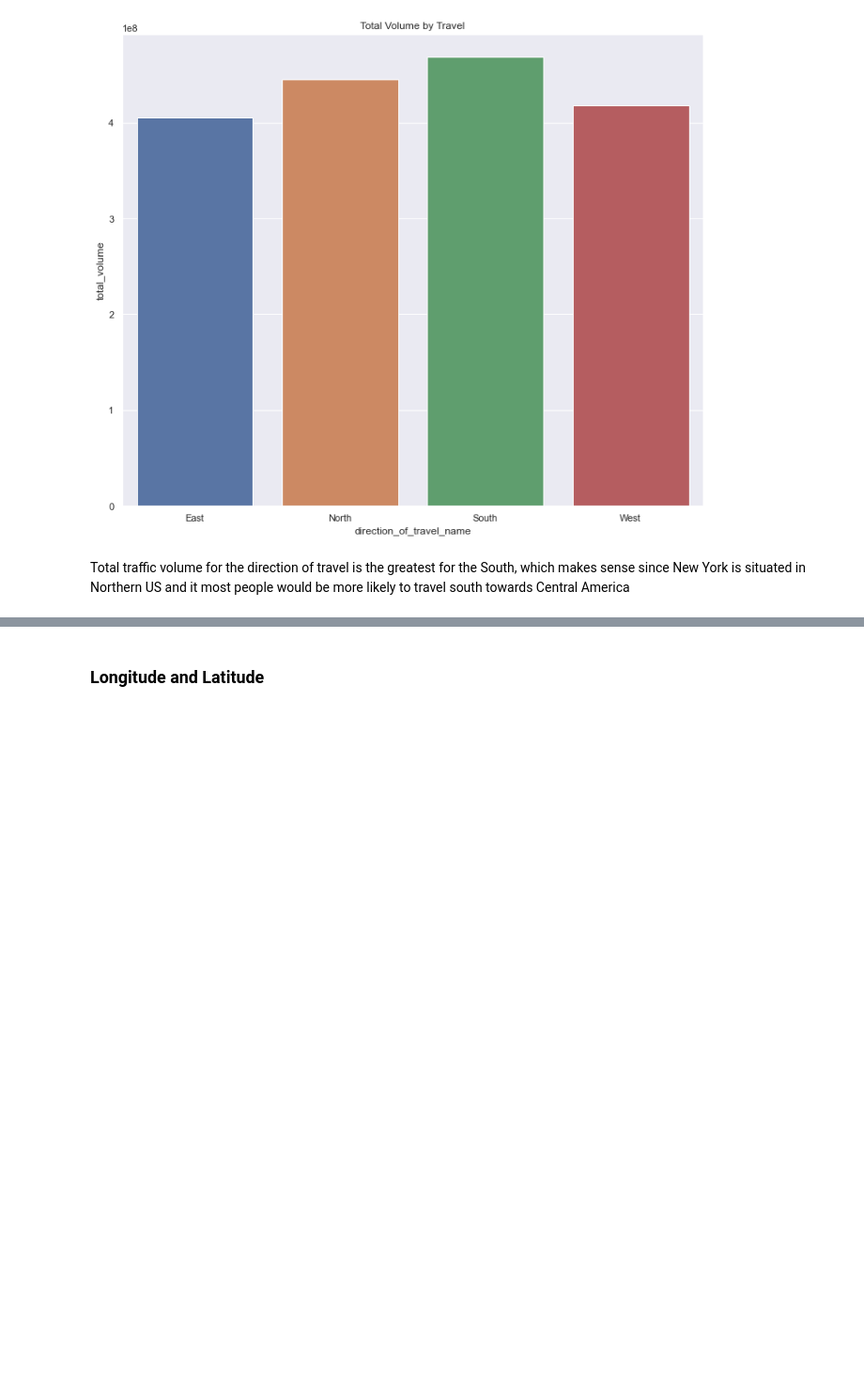
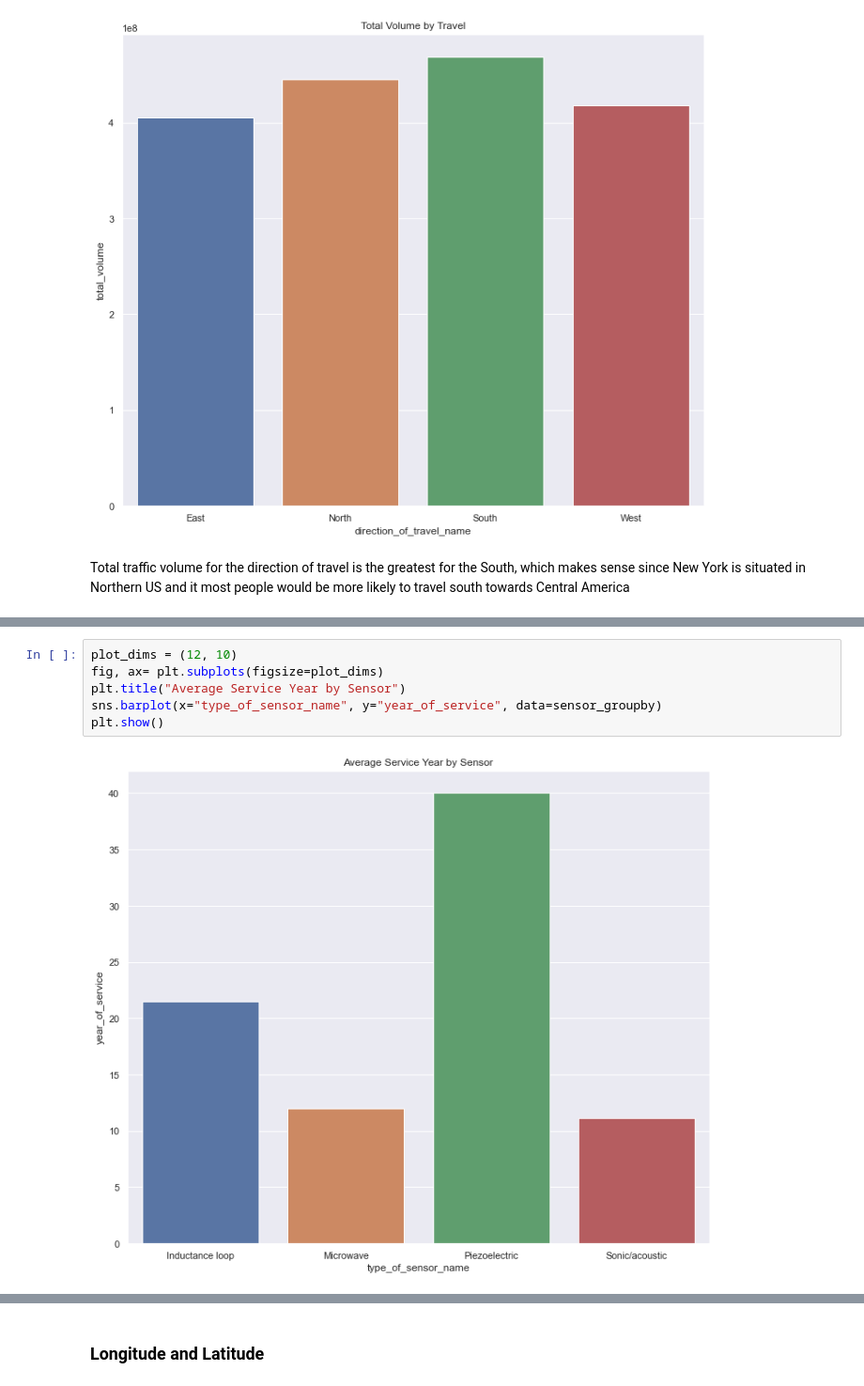
Before and after one commit to Daryl-PSH/us_traffic, a Jupyter notebook: notebooks/EDA.ipynb, the cells around one changed output, grey strips where cells are left out. Shown at 94% size. Saved outputs shown, nothing was run; the diff lists cells and outputs as text; blank space fills up the shorter version.

```diff
--- a/notebooks/EDA.ipynb
+++ b/notebooks/EDA.ipynb
@@ -239,0 +266,8 @@ Total traffic volume for the direction of travel is the greatest for the South,
+# %%
+plot_dims = (12, 10)
+fig, ax= plt.subplots(figsize=plot_dims)
+plt.title("Average Service Year by Sensor")
+sns.barplot(x="type_of_sensor_name", y="year_of_service", data=sensor_groupby)
+plt.show()
+# %% [output]
+[figure, added]
```
Also changed, not shown: parts of 17 cells of this notebook.
